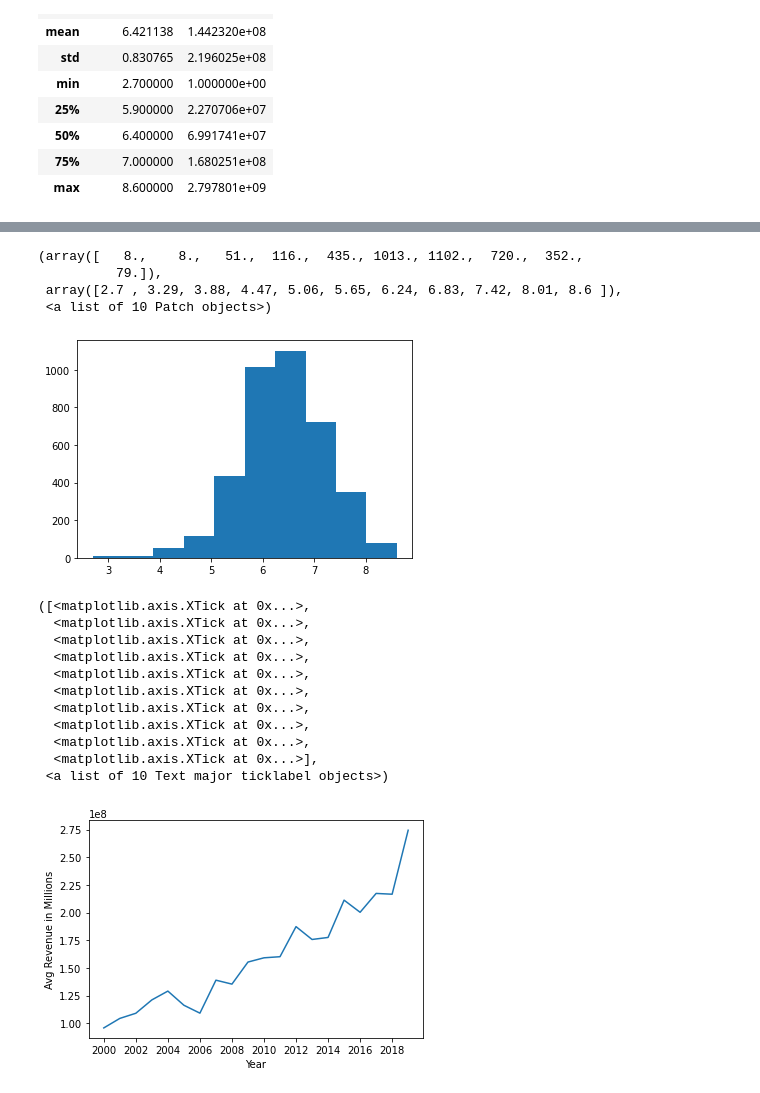
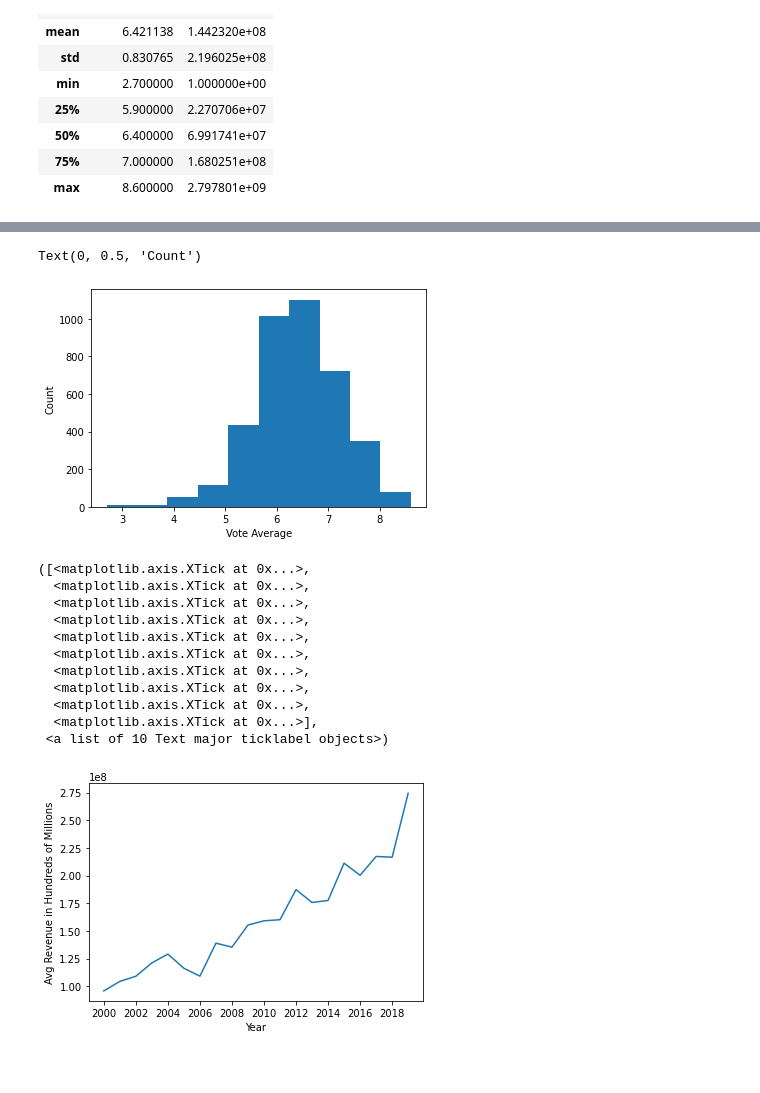
Before and after one commit to lasya1125/COMP562FinalProject, a Jupyter notebook: Modeling.ipynb, the cells around one changed output, grey strips where cells are left out. Drawn from its saved outputs; the diff is of its cells as text; code cells hidden in the pictures; blank space fills up the shorter version.

```diff
--- a/Modeling.ipynb
+++ b/Modeling.ipynb
@@ -80,3 +74,7 @@ df.describe()
 | 50% | 6.400000 | 6.991741e+07 |
 | 75% | 7.000000 | 1.680251e+08 |
 | max | 8.600000 | 2.797801e+09 |
+# %%
+cat = pd.cut(df['revenue'],bins=[0,2.5e7,7.5e7,1.75e8,5e8,1e9],labels=['1','2','3','4','5'])
+df.insert(4,"revenue_cat",cat)
+df.head()
@@ -83,16 +88,20 @@ df.describe()
+# %%
+df['title'] = df['title'].astype('category')
+df['overview'] = df['overview'].astype('category')
+df['revenue_cat'] = df['revenue_cat'].astype('category')
+df['release_date']= pd.to_datetime(df['release_date'])
 # %%
 plt.hist(df['vote_average'])
+plt.xlabel("Vote Average")
+plt.ylabel("Count")
 # %% [output]
-(array([   8.,    8.,   51.,  116.,  435., 1013., 1102.,  720.,  352.,
-          79.]),
- array([2.7 , 3.29, 3.88, 4.47, 5.06, 5.65, 6.24, 6.83, 7.42, 8.01, 8.6 ]),
- <a list of 10 Patch objects>)
+Text(0, 0.5, 'Count')
-[figure, old version]
+[figure, new version]
 # %%
  series = df.groupby(df['release_date'].dt.year)['revenue'].agg('mean')
  plt.plot(series,)
  plt.xlabel("Year")
- plt.ylabel("Avg Revenue in Millions")
+ plt.ylabel("Avg Revenue in Hundreds of Millions")
  plt.xticks(range(2000, 2019,2))
 # %% [output]
 ([<matplotlib.axis.XTick at 0x...>,
@@ -106,4 +115,4 @@ plt.hist(df['vote_average'])
   <matplotlib.axis.XTick at 0x...>,
   <matplotlib.axis.XTick at 0x...>],
  <a list of 10 Text major ticklabel objects>)
-[figure, old version]
+[figure, new version]
```
Also changed, not shown: parts of 36 cells of this notebook.
